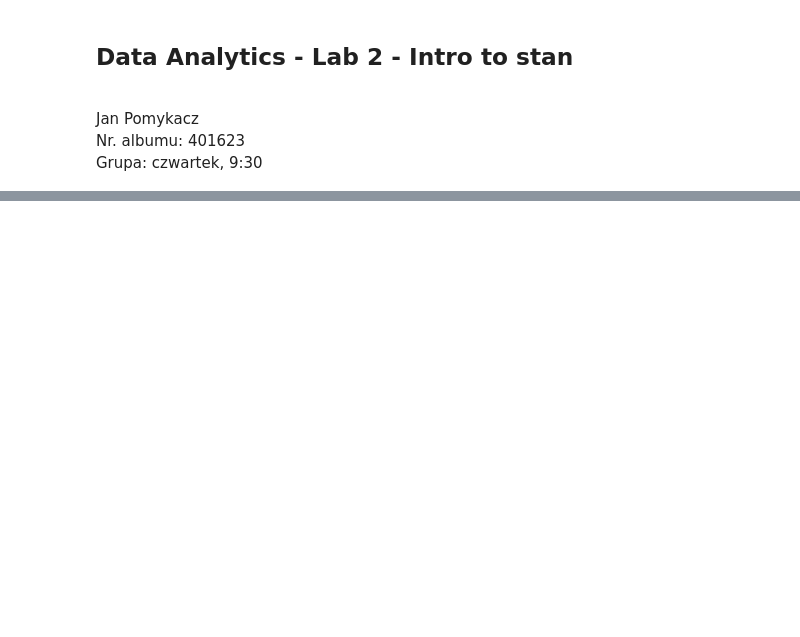
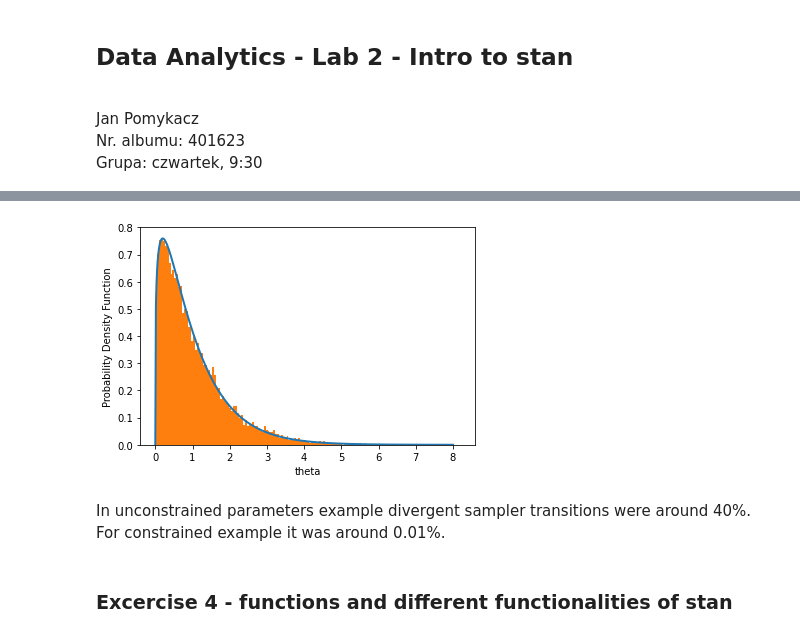
Before and after one commit to JohnnyBeet/DataAnalytics_lab, a Jupyter notebook: lab2/lab2_JanPomykacz.ipynb, the cells around one changed output, grey strips where cells are left out. Drawn from its saved outputs; the diff is of its cells as text; code cells hidden in the pictures; blank space fills up the shorter version.

```diff
--- a/lab2/lab2_JanPomykacz.ipynb
+++ b/lab2/lab2_JanPomykacz.ipynb
@@ -64,0 +117,5 @@ Exception: mismatch in dimension declared and found in context; processing stage
+# %%
+# constrained variable
+model_gm2 = CmdStanModel(stan_file='code_5.stan')
+out_gamma2 = model_gm2.sample(output_dir='samples',iter_sampling=6000,iter_warmup=1000, seed=4838282)
+out_gamma2.diagnose()
@@ -64,0 +142,19 @@ Exception: mismatch in dimension declared and found in context; processing stage
+# %%
+N=500
+xs = np.linspace(0,8,N)
+pdfs = stats.gamma.pdf(xs, 1.25, scale = 1 / 1.25)
+
+plt.plot(xs, pdfs, linewidth=2)
+
+## add histogram of theta samples from the second model with 160 bins
+plt.hist(out_gamma2.stan_variable("theta"), bins=160, density=True)
+
+plt.gca().set_xlabel("theta")
+plt.gca().set_ylabel("Probability Density Function")
+plt.show()
+# %% [output]
+[figure, added]
+# %% [markdown]
+In unconstrained parameters example divergent sampler transitions were around 40%. For constrained example it was around 0.01%.
+# %% [markdown]
+### Excercise 4 - functions and different functionalities of stan
```
Also changed, not shown: parts of 18 cells of this notebook, 8 other files.
